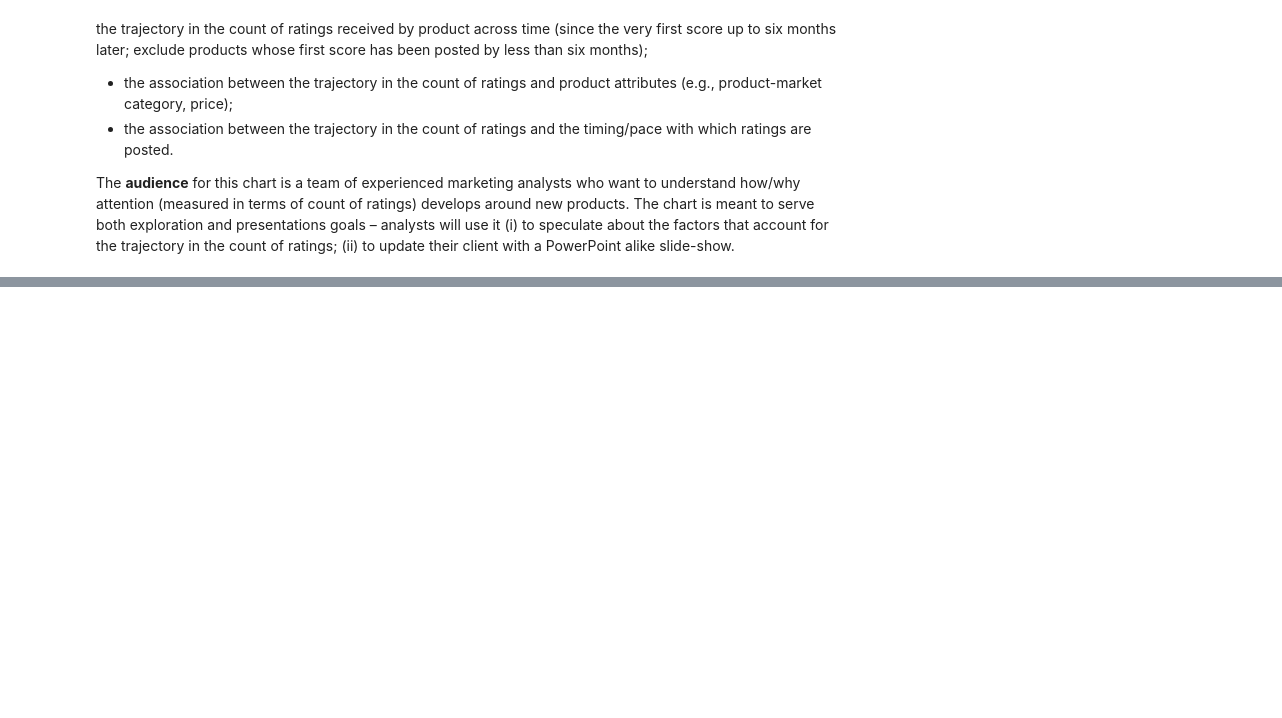
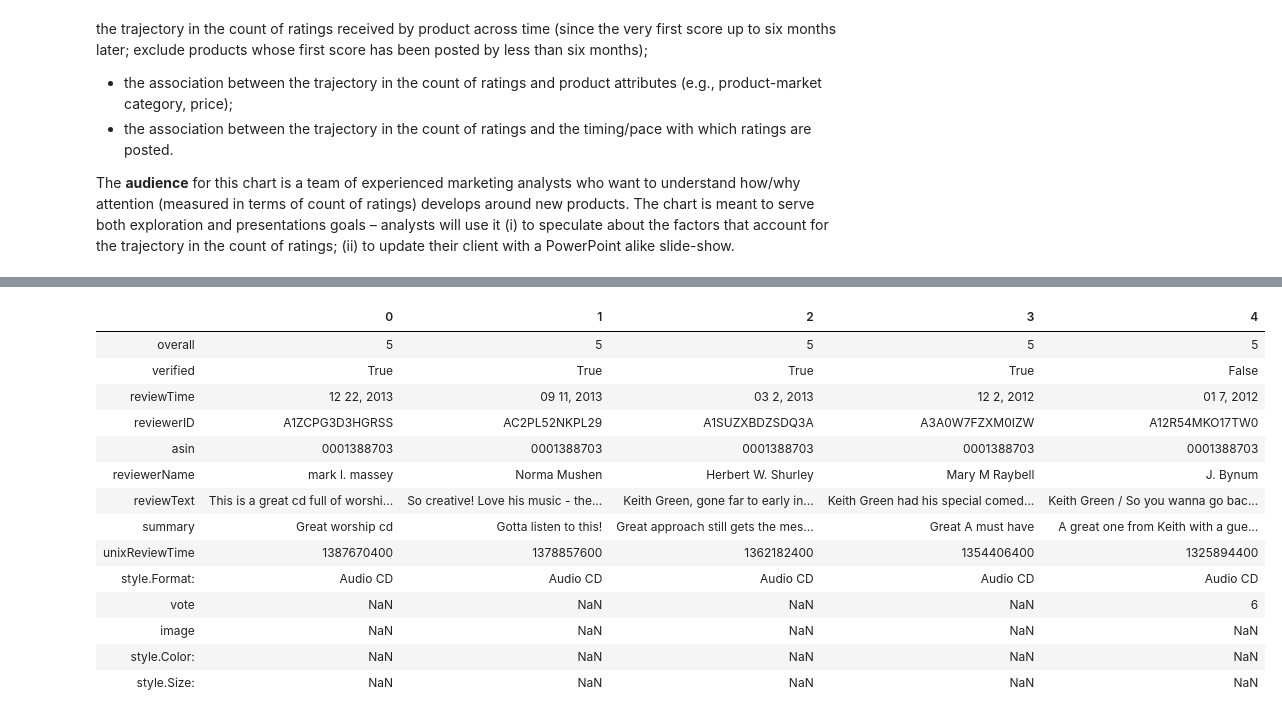
Before and after one commit to smartiiv/data_viz, a Jupyter notebook: Midtermproject.ipynb, the cells around one changed output, grey strips where cells are left out. Cells and saved outputs as stored; diff of their text form; code cells hidden in the pictures; blank space fills up the shorter version.

```diff
--- a/Midtermproject.ipynb
+++ b/Midtermproject.ipynb
@@ -54,0 +67,6 @@ metadata
+# %%
+Meta = 'meta_Digital_Music.json'
+Metadata = pd.io.json.json_normalize([json.loads(line) for line in open(Meta)])
+# %%
+Rev = 'Digital_Music.json'
+Review = pd.io.json.json_normalize([json.loads(line) for line in open(Rev)])
@@ -54,0 +82,18 @@ metadata
+# %%
+Review.head().T
+# %% [output]
+|  | 0 | 1 | 2 | 3 | 4 |
+| overall | 5 | 5 | 5 | 5 | 5 |
+| verified | True | True | True | True | False |
+| reviewTime | 12 22, 2013 | 09 11, 2013 | 03 2, 2013 | 12 2, 2012 | 01 7, 2012 |
+| reviewerID | A1ZCPG3D3HGRSS | AC2PL52NKPL29 | A1SUZXBDZSDQ3A | A3A0W7FZXM0IZW | A12R54MKO17TW0 |
+| asin | 0001388703 | 0001388703 | 0001388703 | 0001388703 | 0001388703 |
+| reviewerName | mark l. massey | Norma Mushen | Herbert W. Shurley | Mary M Raybell | J. Bynum |
+| reviewText | This is a great cd full of worshi... | So creative! Love his music - the... | Keith Green, gone far to early in... | Keith Green had his special comed... | Keith Green / So you wanna go bac... |
+| summary | Great worship cd | Gotta listen to this! | Great approach still gets the mes... | Great A must have | A great one from Keith with a gue... |
+| unixReviewTime | 1387670400 | 1378857600 | 1362182400 | 1354406400 | 1325894400 |
+| style.Format: | Audio CD | Audio CD | Audio CD | Audio CD | Audio CD |
+| vote | NaN | NaN | NaN | NaN | 6 |
+| image | NaN | NaN | NaN | NaN | NaN |
+| style.Color: | NaN | NaN | NaN | NaN | NaN |
+| style.Size: | NaN | NaN | NaN | NaN | NaN |
```
Also changed, not shown: parts of 24 cells of this notebook.
